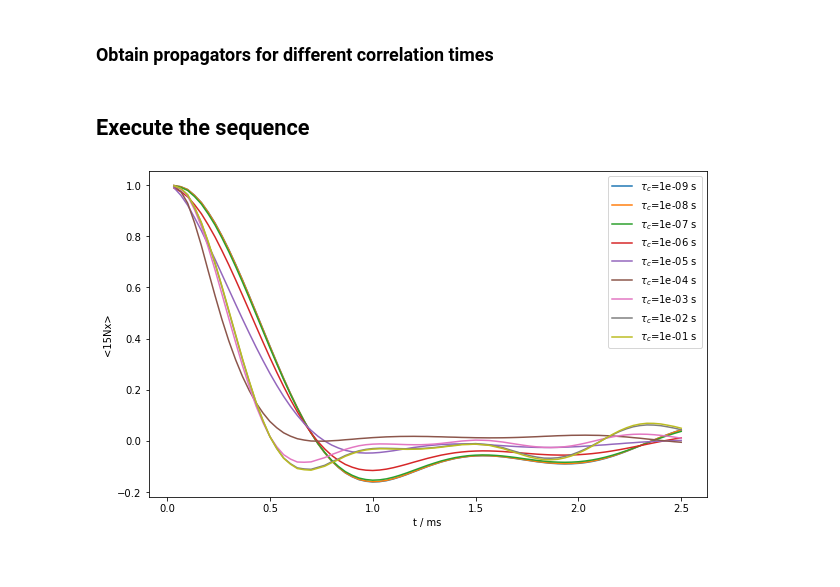
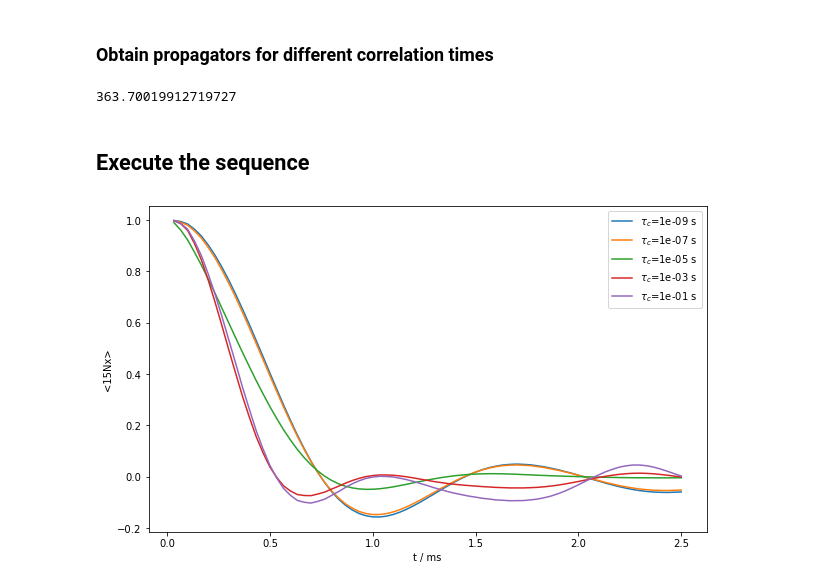
Before and after one commit to alsinmr/SLEEPY, a Jupyter notebook: examples/REDOR.ipynb, the cells around one changed output. Saved outputs shown, nothing was run; the diff lists cells and outputs as text; code cells hidden in the pictures.

```diff
--- a/examples/REDOR.ipynb
+++ b/examples/REDOR.ipynb
@@ -10,13 +10,14 @@ import numpy as np
 import matplotlib.pyplot as plt
 from numpy import pi
 from time import time
+RS.Defaults['parallel']=False
 # %% [markdown]
 ## Build the spin system
 For relaxation induced by exchange, we always build the spin system with at least two different sets of interactions. Not all interactions must change, but at least one interaction should be different– otherwise no relaxation will occure. Note that best-practice is to build the first spin-system, and copy it and only edit the parameters that are changed in the second spin-system.
 
 pyRelaxSim takes the main experimental parameters (excepting rf fields) upon initialization of a spin-system, and then interactions are added afterwards.
 # %%
-ex0=RS.ExpSys(v0H=600,vr=60000,Nucs=['15N','1H'],pwdavg=RS.PowderAvg(q=5))     #1-spin system at 600 MHz (14.1 T)
+ex0=RS.ExpSys(v0H=600,vr=60000,Nucs=['15N','1H'],pwdavg=RS.PowderAvg(q=6))     #1-spin system at 600 MHz (14.1 T)
 delta=RS.Tools.dipole_coupling(.109,'1H','15N')       #Built-in dipole coupling calculator
 ex0.set_inter(Type='dipole',i0=0,i1=1,delta=delta)    #Dipole coupling
 ex1=ex0.copy()   #Copies the spin system
@@ -66,7 +66,7 @@ print(time()-t0)
 First prepare the initial density operator and detection operator. Then loop over the time points
 # %%
 npts=75
-rho=RS.Rho(rho0='15Nx',detect='15Nx',L=L)
+rho=RS.Rho(rho0='15Nx',detect='15Nx')
 Ufa=L.Ueye()
 Usa=L.Ueye()
 for k in range(npts):
@@ -84,41 +84,41 @@ rho.plot()
 # %% [markdown]
 ### Obtain propagators for different correlation times
 # %%
-tc0=np.logspace(-9,-1,9)
+tc0=np.logspace(-9,-1,5)
 Uf=list()
 Uref=list()
 Us=list()
+t0=time()
 for tc in tc0:
     L.kex=[[-1/(2*tc),1/(2*tc)],[1/(2*tc),-1/(2*tc)]]
     L.reset_prop_time()
     Uf.append(firsthalf.U())
     Uref.append(refocus.U())
     Us.append(secondhalf.U())
+print(time()-t0)
+# %% [output]
+363.70019912719727
 # %% [markdown]
 ## Execute the sequence
 # %%
-rho=RS.Rho(rho0='15Nx',detect='15Nx',L=L)
 ax=plt.figure().add_subplot(111)
 
 npts=75
-
+rho=list()
 for Uf0,Uref0,Us0 in zip(Uf,Uref,Us):
-    rho.clear()
-    L.reset_prop_time()
-
-    rho=RS.Rho(rho0='15Nx',detect='15Nx',L=L)
+    rho.append(RS.Rho(rho0='15Nx',detect='15Nx'))
     Ufa=L.Ueye()
     Usa=L.Ueye()
     for k in range(npts):
-        rho.reset()         #Reset density operator back to initial state
-        (Usa*Uref0*Ufa*rho)()   #Propagate by accumlated propagators and refocusing pulses. rho() acquires the result
+        rho[-1].reset()         #Reset density operator back to initial state
+        (Usa*Uref0*Ufa*rho[-1])()   #Propagate by accumlated propagators and refocusing pulses. rho() acquires the result
         Ufa=Uf0*Ufa          #Accumlate propagator for first half (add another rotor period for each loop)
         Usa=Us0*Usa          #Accumlate propagator for second half
 
-    rho.plot(ax=ax)
+    rho[-1].plot(ax=ax)
 
 
 ax.legend([r'$\tau_c$='+f'{tc:.0e} s' for tc in tc0],loc='upper right')
 ax.figure.set_size_inches([10,6])
 # %% [output]
-[figure, old version]
+[figure, new version]
```
Also changed, not shown: parts of 5 cells of this notebook, 9 other files.
